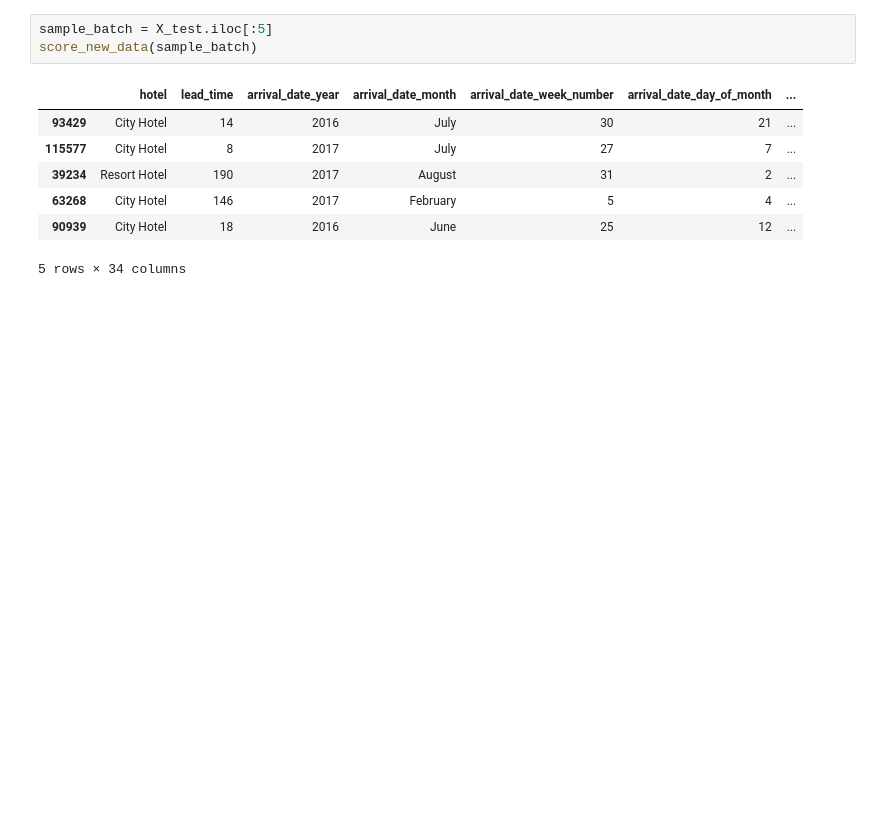
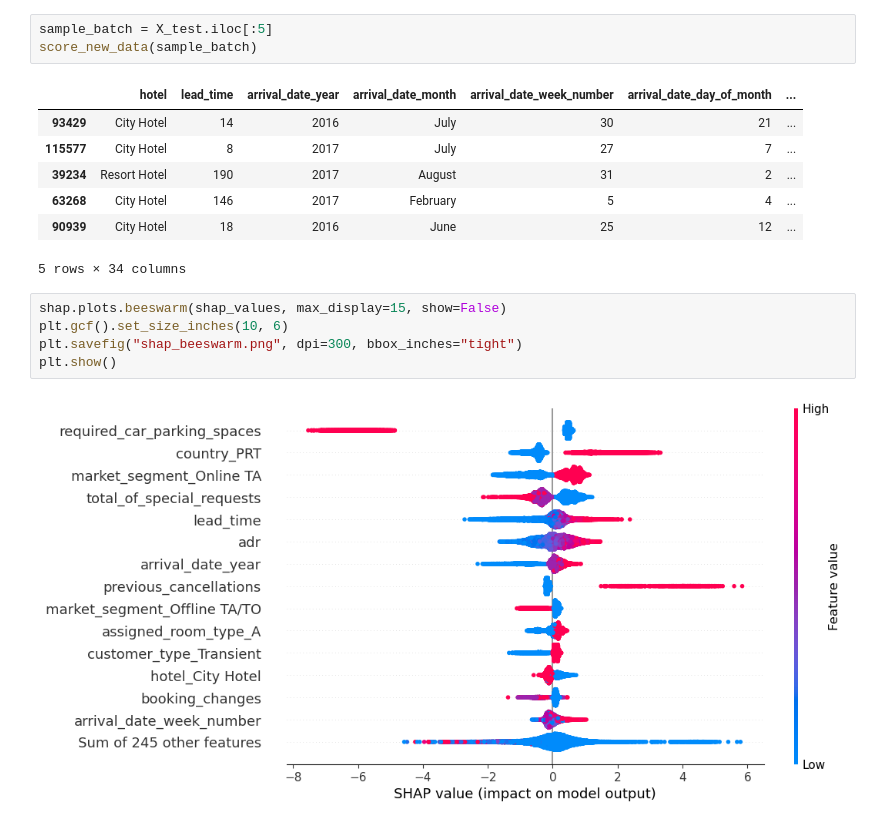
Before and after one commit to mzaeld/DSAI4103-hotel-booking-project, a Jupyter notebook: DSAI4103-final project.ipynb, the cells around one changed output. Drawn from its saved outputs; the diff is of its cells as text; blank space fills up the shorter version.

```diff
--- a/DSAI4103-final project.ipynb
+++ b/DSAI4103-final project.ipynb
@@ -722,3 +725,10 @@ score_new_data(sample_batch)
 | 63268 | City Hotel | 146 | 2017 | February | 5 | 4 | ... |
 | 90939 | City Hotel | 18 | 2016 | June | 25 | 12 | ... |
 5 rows × 34 columns
+# %%
+shap.plots.beeswarm(shap_values, max_display=15, show=False)
+plt.gcf().set_size_inches(10, 6)
+plt.savefig("shap_beeswarm.png", dpi=300, bbox_inches="tight")
+plt.show()
+# %% [output]
+[figure, added]
```
Also changed, not shown: parts of 2 cells of this notebook, 4 other files.
